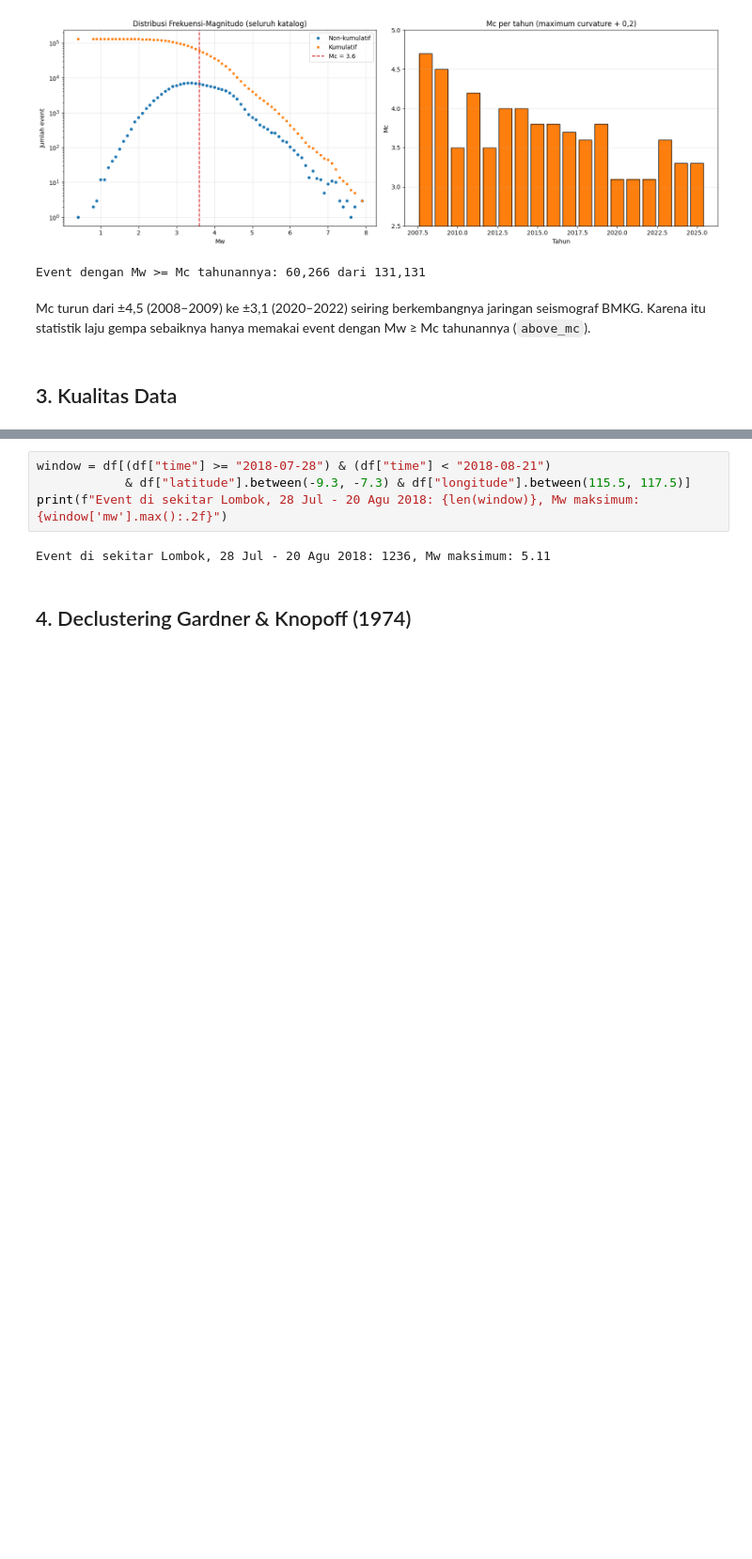
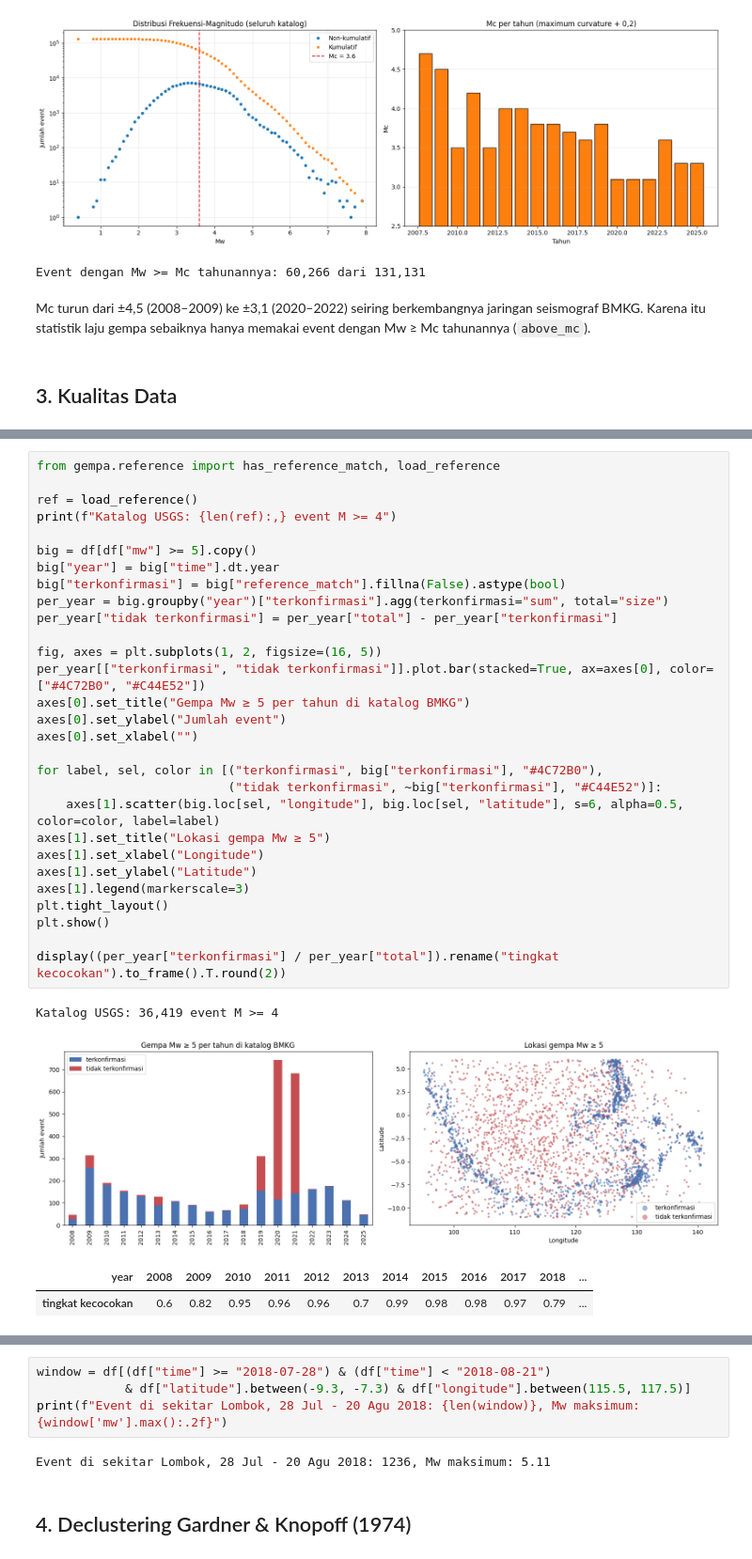
Before and after one commit to wisamWR/ClassificasiGempa-KMeans, a Jupyter notebook: notebooks/data_cleaning.ipynb, the cells around one changed output, grey strips where cells are left out. Shown at 94% size. Drawn from its saved outputs; the diff is of its cells as text; blank space fills up the shorter version.

```diff
--- a/notebooks/data_cleaning.ipynb
+++ b/notebooks/data_cleaning.ipynb
@@ -216,0 +231,34 @@ Event semu tetap disimpan dengan flag `suspect_event`, tetapi tidak ikut declust
+# %%
+from gempa.reference import has_reference_match, load_reference
+
+ref = load_reference()
+print(f"Katalog USGS: {len(ref):,} event M >= 4")
+
+big = df[df["mw"] >= 5].copy()
+big["year"] = big["time"].dt.year
+big["terkonfirmasi"] = big["reference_match"].fillna(False).astype(bool)
+per_year = big.groupby("year")["terkonfirmasi"].agg(terkonfirmasi="sum", total="size")
+per_year["tidak terkonfirmasi"] = per_year["total"] - per_year["terkonfirmasi"]
+
+fig, axes = plt.subplots(1, 2, figsize=(16, 5))
+per_year[["terkonfirmasi", "tidak terkonfirmasi"]].plot.bar(stacked=True, ax=axes[0], color=["#4C72B0", "#C44E52"])
+axes[0].set_title("Gempa Mw ≥ 5 per tahun di katalog BMKG")
+axes[0].set_ylabel("Jumlah event")
+axes[0].set_xlabel("")
+
+for label, sel, color in [("terkonfirmasi", big["terkonfirmasi"], "#4C72B0"),
+                          ("tidak terkonfirmasi", ~big["terkonfirmasi"], "#C44E52")]:
+    axes[1].scatter(big.loc[sel, "longitude"], big.loc[sel, "latitude"], s=6, alpha=0.5, color=color, label=label)
+axes[1].set_title("Lokasi gempa Mw ≥ 5")
+axes[1].set_xlabel("Longitude")
+axes[1].set_ylabel("Latitude")
+axes[1].legend(markerscale=3)
+plt.tight_layout()
+plt.show()
+
+display((per_year["terkonfirmasi"] / per_year["total"]).rename("tingkat kecocokan").to_frame().T.round(2))
+# %% [output]
+Katalog USGS: 36,419 event M >= 4
+[figure, added]
+| year | 2008 | 2009 | 2010 | 2011 | 2012 | 2013 | 2014 | 2015 | 2016 | 2017 | 2018 | ... |
+| tingkat kecocokan | 0.6 | 0.82 | 0.95 | 0.96 | 0.96 | 0.7 | 0.99 | 0.98 | 0.98 | 0.97 | 0.79 | ... |
```
Also changed, not shown: parts of 10 cells of this notebook, 2 other files.
